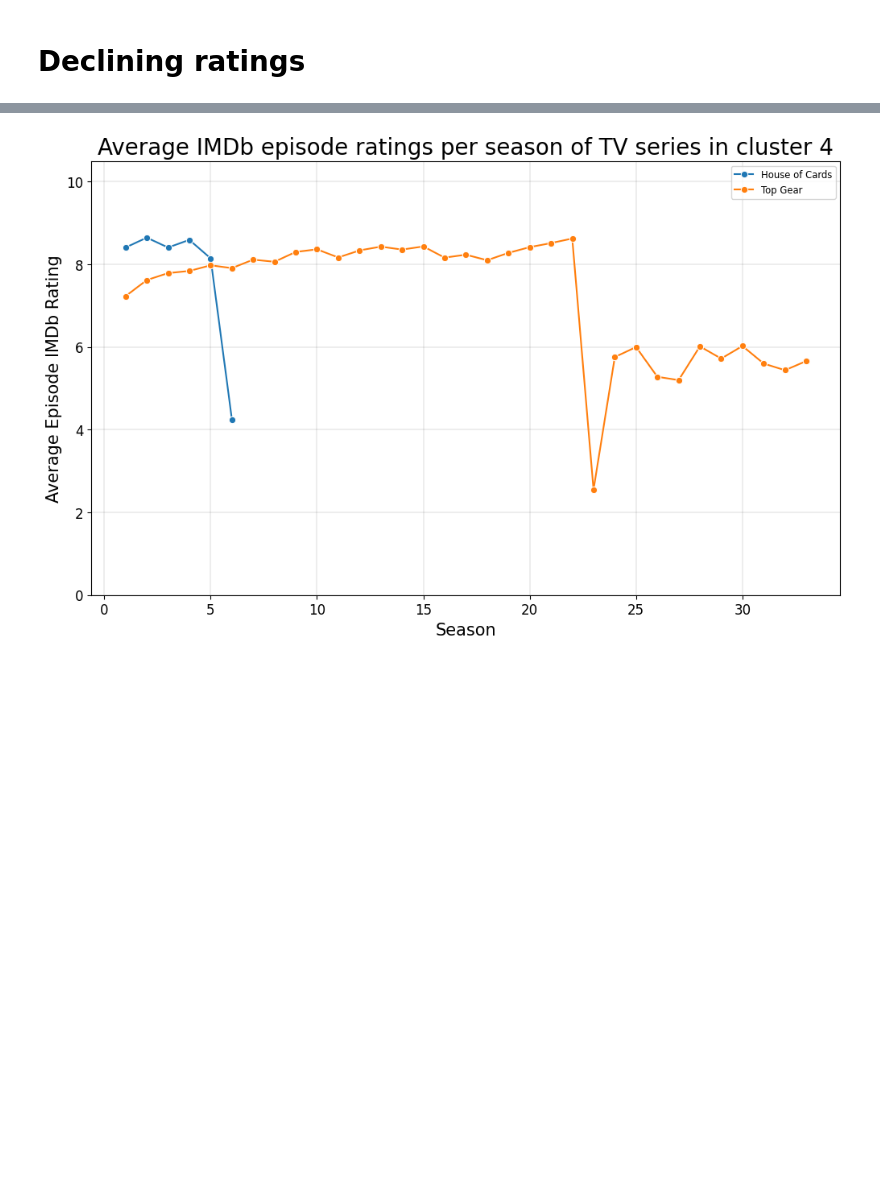
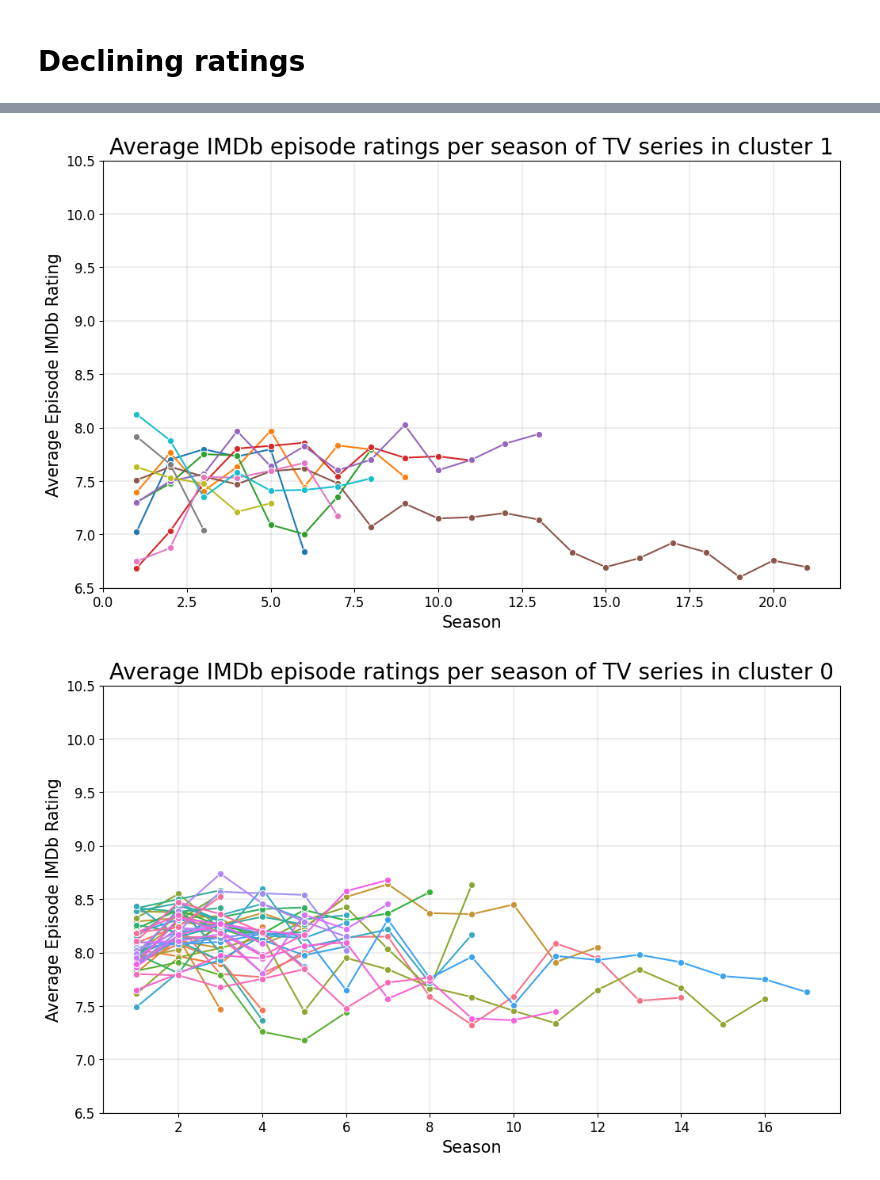
Before and after one commit to benmurphy97/imdb-episodes, a Jupyter notebook: article.ipynb, the cells around one changed output, grey strips where cells are left out. Cells and saved outputs as stored; diff of their text form; code cells hidden in the pictures; blank space fills up the shorter version.

```diff
--- a/article.ipynb
+++ b/article.ipynb
@@ -103,7 +87,7 @@ df = df.dropna(subset=["aggregateRating"]) # some specials or yet unreleased epi
 
 tv_last_release_year = raw_df.groupby('title')['releaseDate.year'].max()
 min_year_list = tv_last_release_year[tv_last_release_year >= 1997].index.tolist()
-df = df.loc[df['title'].isin(min_year_list)].copy()
+# df = df.loc[df['title'].isin(min_year_list)].copy()
 
 df.head()
 # %% [output]
@@ -469,10 +461,6 @@ id_title_lookup = dict(map(lambda i,j : (i,j) , title_keys, title_values))
 
 cluster_df['title'] = cluster_df['series.id'].apply(lambda x: id_title_lookup[x])
 
-cluster_df = cluster_df.loc[cluster_df['n_seasons'] >= 3]
-
-cluster_df = cluster_df.loc[cluster_df['n_episodes'] <= 250]
-
 cluster_df['top_bottom_season_gap'] = cluster_df['top_season_avg'] - cluster_df['bottom_season_avg']
 
 cluster_df.sort_values(by='n_seasons')
@@ -499,0 +481,8 @@ Index(['series.id', 'top_season_avg', 'bottom_season_avg', 'all_eps_avg',
+# %%
+print(f"Number of series with less than 3 season: {len(cluster_df.loc[cluster_df['n_seasons'] <= 2])}")
+cluster_df = cluster_df.loc[cluster_df['n_seasons'] >= 3]
+
+print(f"Number of series with more than 350 episodes: {len(cluster_df.loc[cluster_df['n_episodes'] > 350])}")
+cluster_df = cluster_df.loc[cluster_df['n_episodes'] <= 350]
+
+print(f"Number of series remaining: {len(cluster_df)}")
@@ -629,7 +694,8 @@ Name: title, dtype: object
 # %% [markdown]
 # Declining ratings
 # %%
-titles_for_plot = cluster_df.loc[cluster_df['labels']==1]['title'].values
+c = 3
+titles_for_plot = cluster_df.loc[cluster_df['labels']==c]['title'].values
 data_for_plot = df.loc[df['title'].isin(titles_for_plot)].groupby(['title','season'])['aggregateRating'].mean().reset_index()
 
 fig, ax = plt.subplots(1,1, figsize=(12, 7))
@@ -643,7 +709,7 @@ sns.lineplot(x="season",
 
 plt.ylim(4.1, 10.5)  # Set the y-axis limits from 0 to 8
 
-ax.axes.set_title("Average IMDb episode ratings per season of TV series in cluster 1",fontsize=20)
+ax.axes.set_title(f"Average IMDb episode ratings per season of TV series in cluster {c}",fontsize=20)
 ax.set_xlabel("Season",fontsize=15)
 ax.set_ylabel("Average Episode IMDb Rating",fontsize=15)
 
@@ -660,30 +726,33 @@ plt.show()
 # %%
-cluster_number = 4
-titles_for_plot = cluster_df.loc[cluster_df['labels']==cluster_number]['title'].values
-data_for_plot = df.loc[df['title'].isin(titles_for_plot)].groupby(['title','season'])['aggregateRating'].mean().reset_index()
 
-fig, ax = plt.subplots(1,1, figsize=(12, 7))
+for c in cluster_df['labels'].unique():
+    titles_for_plot = cluster_df.loc[cluster_df['labels']==c]['title'].values
+    data_for_plot = df.loc[df['title'].isin(titles_for_plot)].groupby(['title','season'])['aggregateRating'].mean().reset_index()
 
-sns.lineplot(x="season",
-             y="aggregateRating",
-            hue="title",
-            data=data_for_plot,
-             marker='o'
-          )
+    fig, ax = plt.subplots(1,1, figsize=(12, 7))
 
-plt.ylim(0, 10.5)  # Set the y-axis limits from 0 to 8
+    sns.lineplot(x="season",
+                 y="aggregateRating",
+                hue="title",
+                data=data_for_plot,
+                 marker='o',
+                 legend=False
+              )
 
-ax.axes.set_title(f"Average IMDb episode ratings per season of TV series in cluster {cluster_number}",fontsize=20)
-ax.set_xlabel("Season",fontsize=15)
-ax.set_ylabel("Average Episode IMDb Rating",fontsize=15)
+    plt.ylim(6.5, 10.5)  # Set the y-axis limits from 0 to 8
 
-ax.yaxis.set_tick_params(labelsize = 12)
-ax.xaxis.set_tick_params(labelsize = 12)
+    ax.axes.set_title(f"Average IMDb episode ratings per season of TV series in cluster {c}",fontsize=20)
+    ax.set_xlabel("Season",fontsize=15)
+    ax.set_ylabel("Average Episode IMDb Rating",fontsize=15)
 
-plt.grid(True, color='black', linewidth=.1)
+    ax.yaxis.set_tick_params(labelsize = 12)
+    ax.xaxis.set_tick_params(labelsize = 12)
 
-plt.legend(fontsize='small')
+    plt.grid(True, color='black', linewidth=.1)
 
-plt.show()
+    # plt.legend(fontsize='large')
+
+    plt.show()
 # %% [output]
-[figure, old version]
+[figure, new version]
+[figure, added]
```
Also changed, not shown: parts of 38 cells of this notebook.
